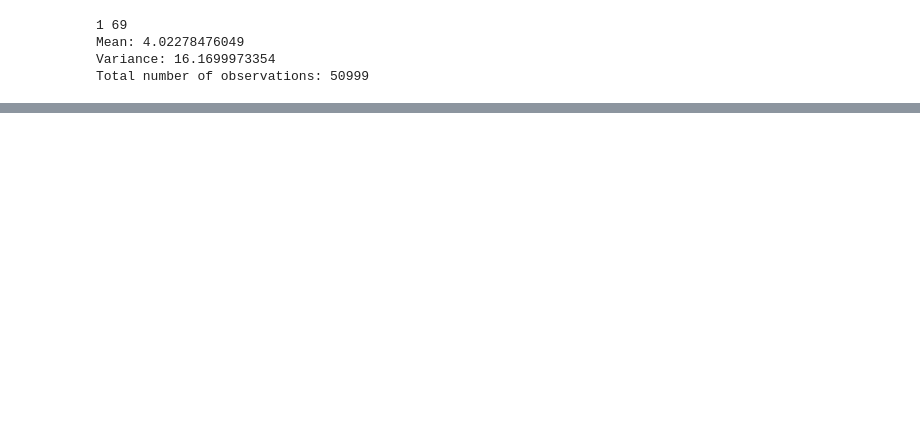
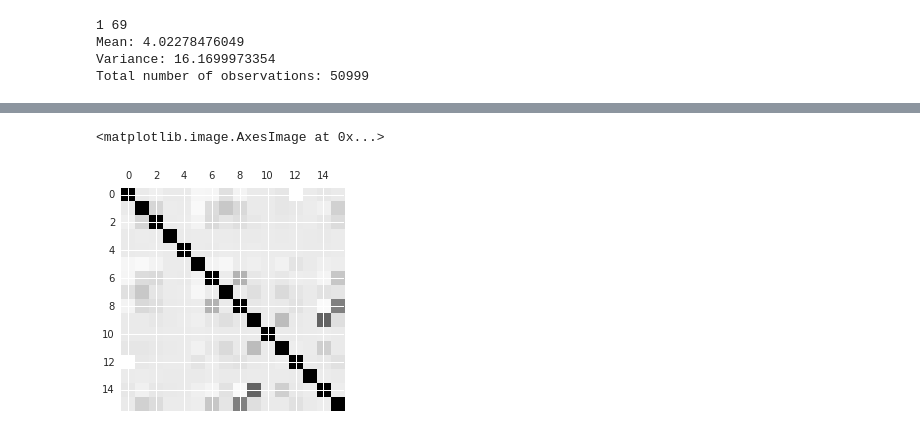
Before and after one commit to manavm/LibertyPrediction, a Jupyter notebook: data_exploration.ipynb, the cells around one changed output, grey strips where cells are left out. Saved outputs shown, nothing was run; the diff lists cells and outputs as text; code cells hidden in the pictures; blank space fills up the shorter version.

```diff
--- a/data_exploration.ipynb
+++ b/data_exploration.ipynb
@@ -50,0 +76,5 @@ plot(*args, **kwargs)
+# %%
+plt.matshow(train_df.corr())
+# %% [output]
+<matplotlib.image.AxesImage at 0x...>
+[figure, added]
```
Also changed, not shown: parts of 8 cells of this notebook, 1 other file.
